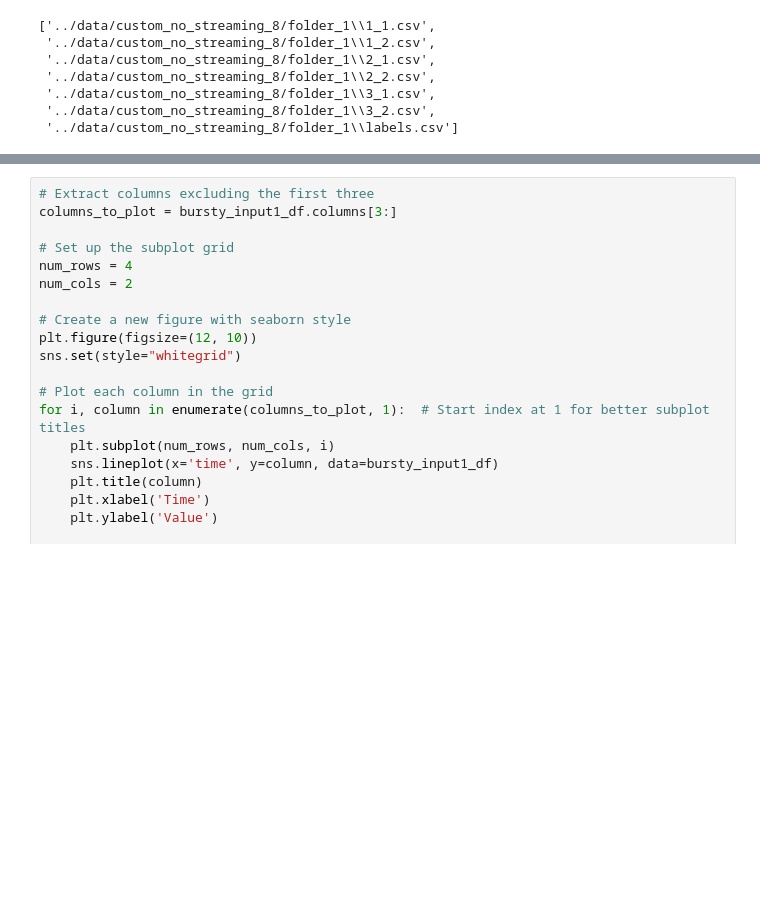
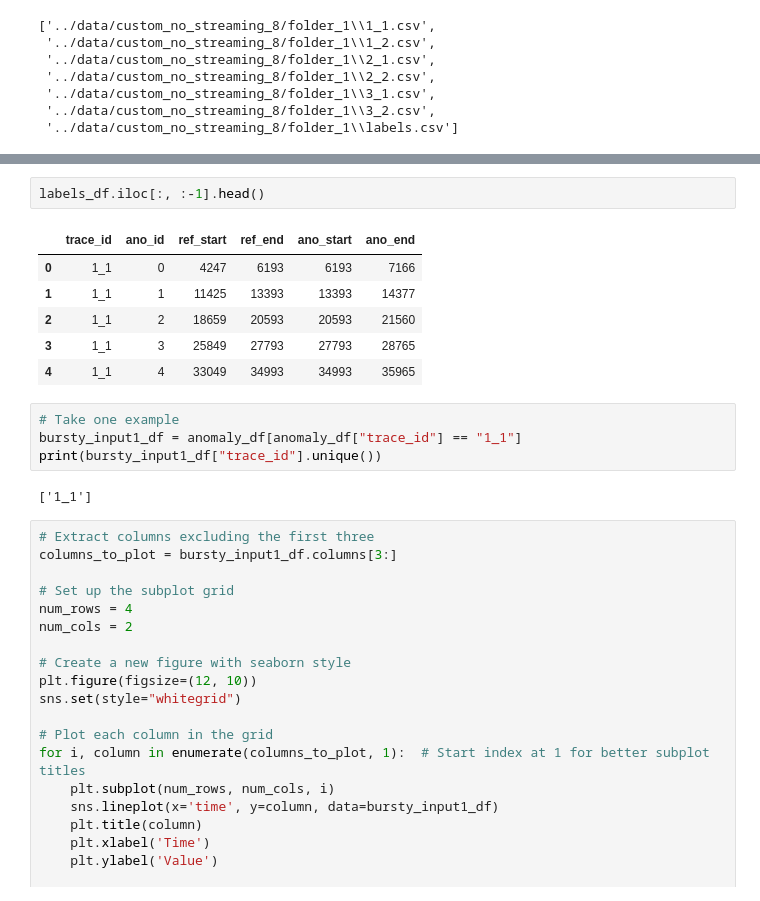
Before and after one commit to Yedson54/project-exstream, a Jupyter notebook: notebooks/extsream_1.ipynb, the cells around one changed output, grey strips where cells are left out. Drawn from its saved outputs; the diff is of its cells as text; blank space fills up the shorter version.

```diff
--- a/notebooks/extsream.ipynb
+++ b/notebooks/extsream_1.ipynb
@@ -137,3 +109,18 @@ bursty_input1_df
+# %%
+labels_df.iloc[:, :-1].head()
+# %% [output]
+|  | trace_id | ano_id | ref_start | ref_end | ano_start | ano_end |
+| 0 | 1_1 | 0 | 4247 | 6193 | 6193 | 7166 |
+| 1 | 1_1 | 1 | 11425 | 13393 | 13393 | 14377 |
+| 2 | 1_1 | 2 | 18659 | 20593 | 20593 | 21560 |
+| 3 | 1_1 | 3 | 25849 | 27793 | 27793 | 28765 |
+| 4 | 1_1 | 4 | 33049 | 34993 | 34993 | 35965 |
+# %%
+# Take one example
+bursty_input1_df = anomaly_df[anomaly_df["trace_id"] == "1_1"]
+print(bursty_input1_df["trace_id"].unique())
+# %% [output]
+['1_1']
 # %%
 # Extract columns excluding the first three
 columns_to_plot = bursty_input1_df.columns[3:]
```
Also changed, not shown: parts of 11 cells of this notebook.
